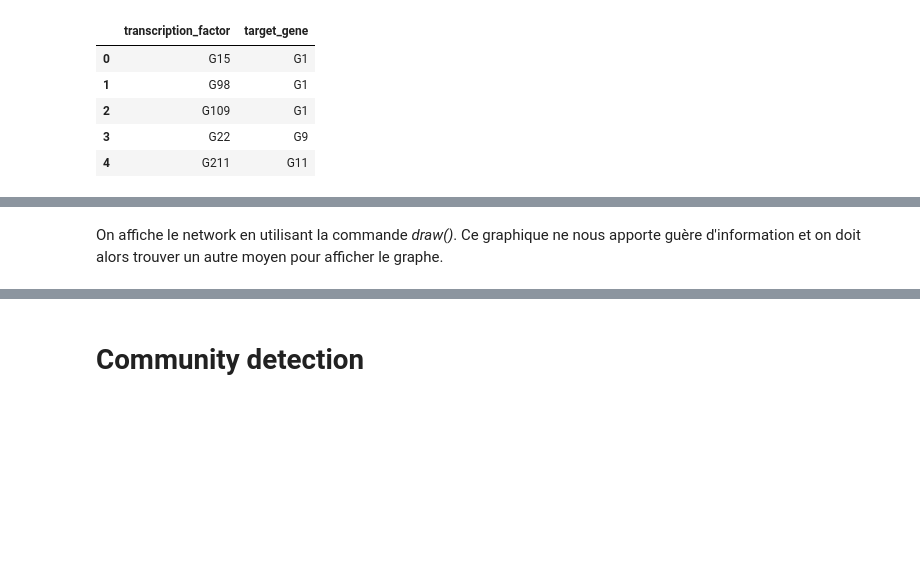
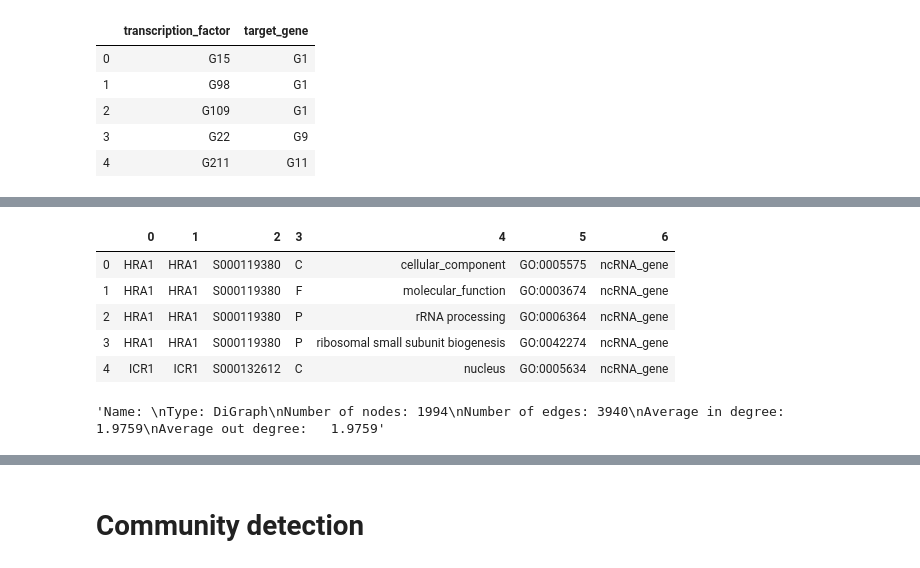
Before and after one commit to RuzickaJiri/Computer_Sciences, a Jupyter notebook: Graph_Theory.ipynb, the cells around one changed output, grey strips where cells are left out. Drawn from its saved outputs; the diff is of its cells as text; code cells hidden in the pictures; blank space fills up the shorter version.

```diff
--- a/Graph_Theory.ipynb
+++ b/Graph_Theory.ipynb
@@ -28,7 +54,17 @@ netw.head()
+# %%
+mapping.head()
+# %% [output]
+|  | 0 | 1 | 2 | 3 | 4 | 5 | 6 |
+| 0 | HRA1 | HRA1 | S000119380 | C | cellular_component | GO:0005575 | ncRNA_gene |
+| 1 | HRA1 | HRA1 | S000119380 | F | molecular_function | GO:0003674 | ncRNA_gene |
+| 2 | HRA1 | HRA1 | S000119380 | P | rRNA processing | GO:0006364 | ncRNA_gene |
+| 3 | HRA1 | HRA1 | S000119380 | P | ribosomal small subunit biogenesis | GO:0042274 | ncRNA_gene |
+| 4 | ICR1 | ICR1 | S000132612 | C | nucleus | GO:0005634 | ncRNA_gene |
 # %%
-G = ntx.Graph()
-G = ntx.from_pandas_edgelist(netw, 'transcription_factor', 'target_gene')
+G = ntx.DiGraph()
+G = ntx.from_pandas_edgelist(network, 'transcription_factor', 'target_gene', create_using = ntx.DiGraph())
+ntx.info(G)
+# %% [output]
+'Name: \nType: DiGraph\nNumber of nodes: 1994\nNumber of edges: 3940\nAverage in degree:   1.9759\nAverage out degree:   1.9759'
-# %% [markdown]
-On affiche le network en utilisant la commande *draw()*. Ce graphique ne nous apporte guère d'information et on doit alors trouver un autre moyen pour afficher le graphe.
 # %%
 ntx.draw(G)
```
Also changed, not shown: parts of 25 cells of this notebook.
